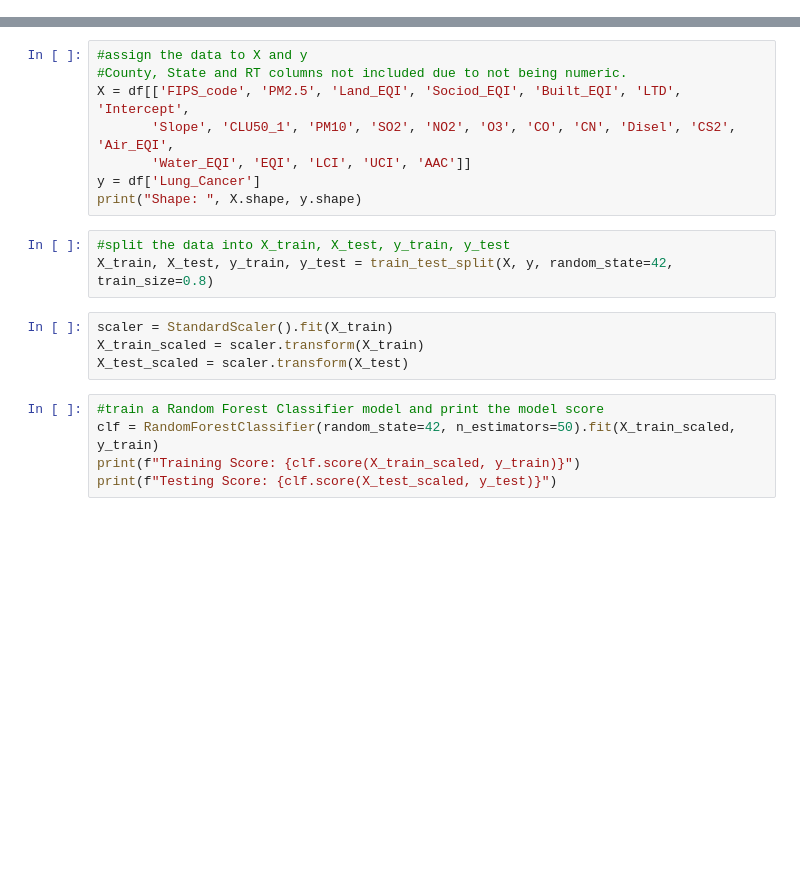
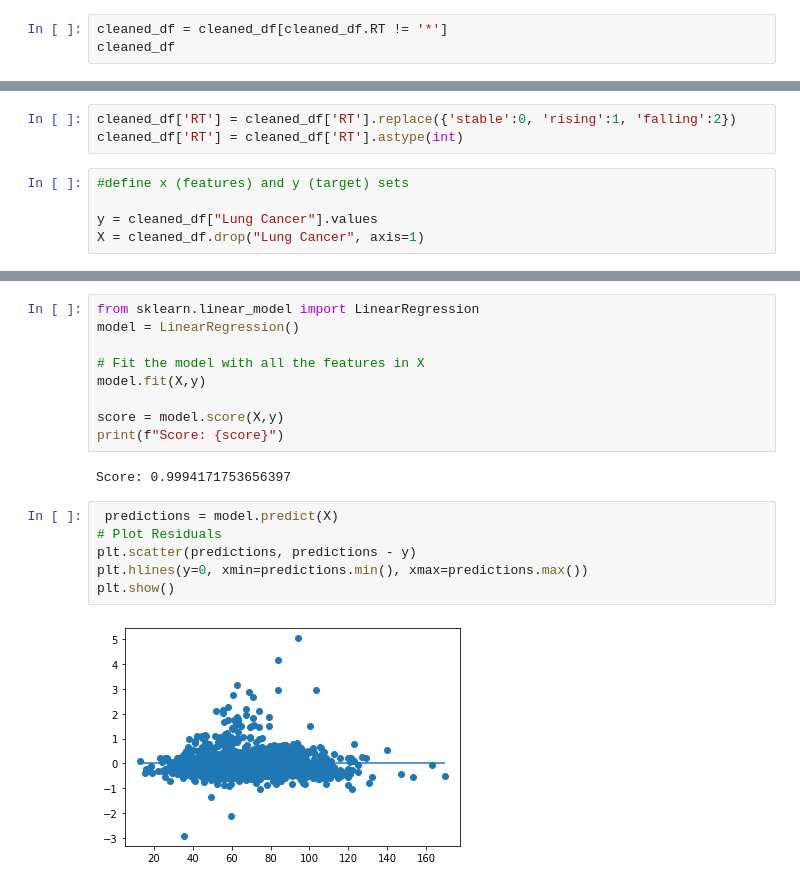
Before and after one commit to jnjorstad/Air-Quality-and-Lung-Cancer, a Jupyter notebook: AirQualityandLungCancer.ipynb, the cells around one changed output, grey strips where cells are left out. Drawn from its saved outputs; the diff is of its cells as text; blank space fills up the shorter version.

```diff
--- a/AirQualityandLungCancer.ipynb
+++ b/AirQualityandLungCancer.ipynb
@@ -20,0 +41,3 @@ cleaned_df.head()
+# %%
+cleaned_df = cleaned_df[cleaned_df.RT != '*']
+cleaned_df
@@ -20,0 +58,8 @@ cleaned_df.head()
+# %%
+cleaned_df['RT'] = cleaned_df['RT'].replace({'stable':0, 'rising':1, 'falling':2})
+cleaned_df['RT'] = cleaned_df['RT'].astype(int)
+# %%
+#define x (features) and y (target) sets
+
+y = cleaned_df["Lung Cancer"].values
+X = cleaned_df.drop("Lung Cancer", axis=1)
@@ -21,20 +102,19 @@ cleaned_df.head()
 # %%
-#assign the data to X and y
-#County, State and RT columns not included due to not being numeric.
-X = df[['FIPS_code', 'PM2.5', 'Land_EQI', 'Sociod_EQI', 'Built_EQI', 'LTD', 'Intercept',
-       'Slope', 'CLU50_1', 'PM10', 'SO2', 'NO2', 'O3', 'CO', 'CN', 'Disel', 'CS2', 'Air_EQI',
-       'Water_EQI', 'EQI', 'LCI', 'UCI', 'AAC']]
-y = df['Lung_Cancer']
-print("Shape: ", X.shape, y.shape)
+from sklearn.linear_model import LinearRegression
+model = LinearRegression()
+
+# Fit the model with all the features in X
+model.fit(X,y)
+
+score = model.score(X,y)
+print(f"Score: {score}")
+# %% [output]
+Score: 0.9994171753656397
-# %%
-#split the data into X_train, X_test, y_train, y_test
-X_train, X_test, y_train, y_test = train_test_split(X, y, random_state=42, train_size=0.8)
-# %%
-scaler = StandardScaler().fit(X_train)
-X_train_scaled = scaler.transform(X_train)
-X_test_scaled = scaler.transform(X_test)
-# %%
-#train a Random Forest Classifier model and print the model score
-clf = RandomForestClassifier(random_state=42, n_estimators=50).fit(X_train_scaled, y_train)
-print(f"Training Score: {clf.score(X_train_scaled, y_train)}")
-print(f"Testing Score: {clf.score(X_test_scaled, y_test)}")
+# %%
+ predictions = model.predict(X)
+# Plot Residuals
+plt.scatter(predictions, predictions - y)
+plt.hlines(y=0, xmin=predictions.min(), xmax=predictions.max())
+plt.show()
+# %% [output]
+[figure, added]
```
Also changed, not shown: parts of 9 cells of this notebook.
